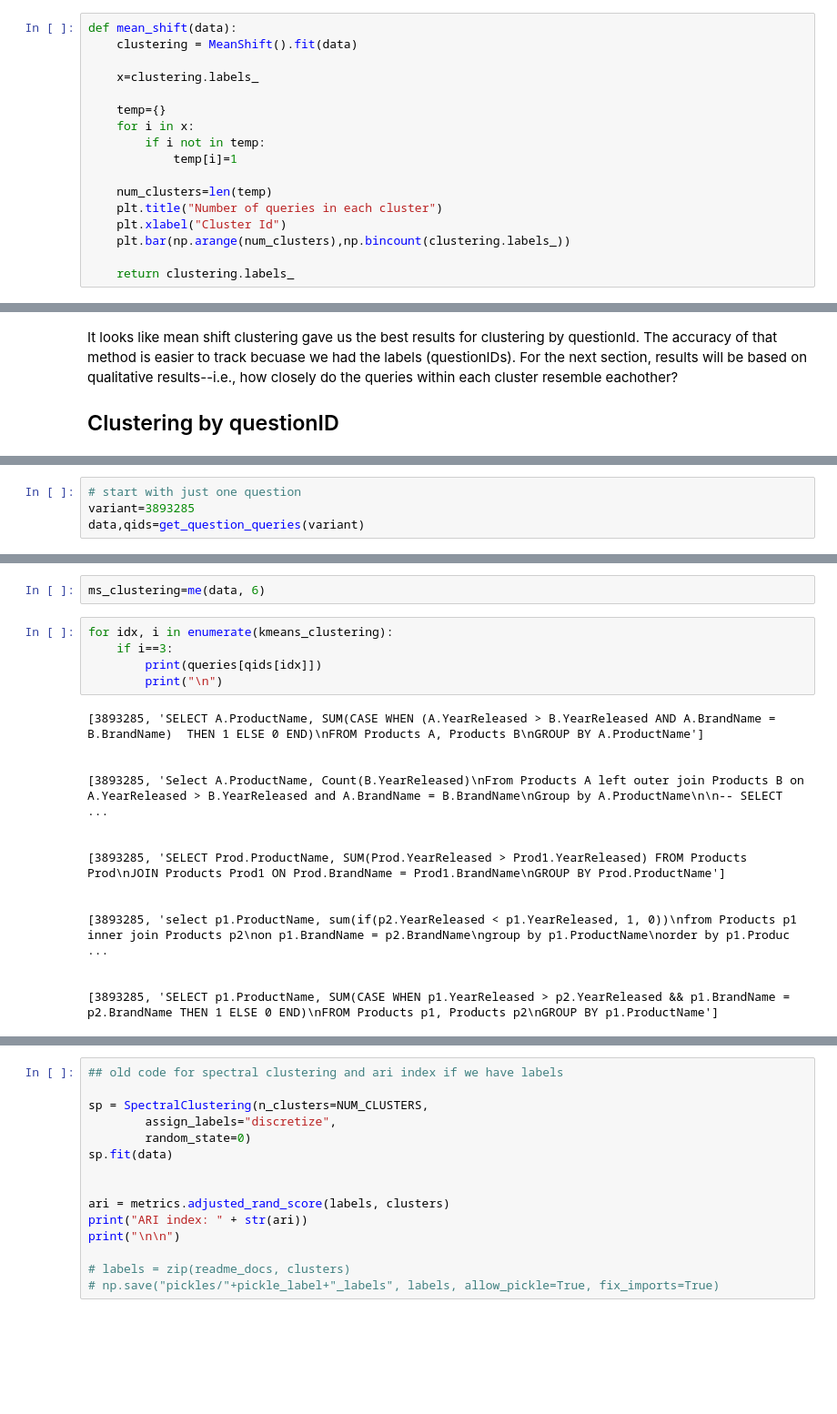
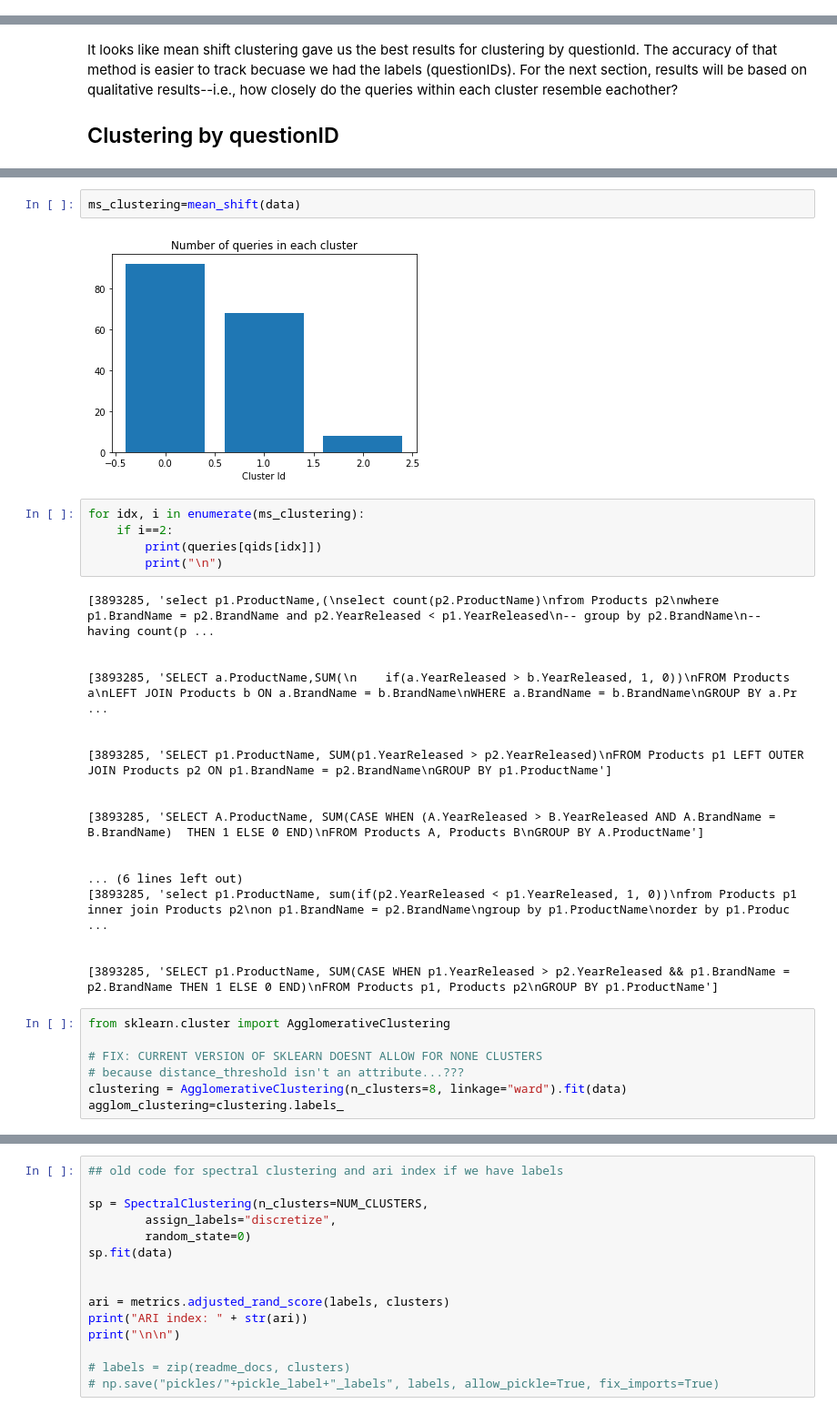
Before and after one commit to SushAzad/QueryClustering, a Jupyter notebook: cluster.ipynb, the cells around one changed output, grey strips where cells are left out. Shown at 91% size. Drawn from its saved outputs; the diff is of its cells as text; blank space fills up the shorter version.

Commit message:
label clustering output

```diff
--- a/cluster.ipynb
+++ b/cluster.ipynb
@@ -213,23 +262,6 @@ ARI index: 0.3165788900096926
 
 This is useful if we don't know the number of clusters that a dataset should have (i.e., we have unlabeled data).
 Mean shift clustering will automatically choose a number of clusters
-# %%
-def mean_shift(data):
-    clustering = MeanShift().fit(data)
-
-    x=clustering.labels_
-
-    temp={}
-    for i in x:
-        if i not in temp:
-            temp[i]=1
-
-    num_clusters=len(temp)
-    plt.title("Number of queries in each cluster")
-    plt.xlabel("Cluster Id")
-    plt.bar(np.arange(num_clusters),np.bincount(clustering.labels_))
-
-    return clustering.labels_
 # %%
 ms_clustering = mean_shift(data)
 # %% [output]
@@ -322,4 +298,0 @@ def get_question_queries(variant):
-# %%
-# start with just one question
-variant=3893285
-data,qids=get_question_queries(variant)
@@ -332,22 +378,35 @@ Distribution of clusters:
 # %%
-ms_clustering=me(data, 6)
+ms_clustering=mean_shift(data)
+# %% [output]
+[figure, added]
 # %%
-for idx, i in enumerate(kmeans_clustering):
-    if i==3:
+for idx, i in enumerate(ms_clustering):
+    if i==2:
         print(queries[qids[idx]])
         print("\n")
 # %% [output]
+[3893285, 'select p1.ProductName,(\nselect count(p2.ProductName)\nfrom Products p2\nwhere p1.BrandName = p2.BrandName and p2.YearReleased < p1.YearReleased\n-- group by p2.BrandName\n-- having count(p ...
+
+
+[3893285, 'SELECT a.ProductName,SUM(\n    if(a.YearReleased > b.YearReleased, 1, 0))\nFROM Products a\nLEFT JOIN Products b ON a.BrandName = b.BrandName\nWHERE a.BrandName = b.BrandName\nGROUP BY a.Pr ...
+
+
+[3893285, 'SELECT p1.ProductName, SUM(p1.YearReleased > p2.YearReleased)\nFROM Products p1 LEFT OUTER JOIN Products p2 ON p1.BrandName = p2.BrandName\nGROUP BY p1.ProductName']
+
+
 [3893285, 'SELECT A.ProductName, SUM(CASE WHEN (A.YearReleased > B.YearReleased AND A.BrandName = B.BrandName)  THEN 1 ELSE 0 END)\nFROM Products A, Products B\nGROUP BY A.ProductName']
 
 
-[3893285, 'Select A.ProductName, Count(B.YearReleased)\nFrom Products A left outer join Products B on A.YearReleased > B.YearReleased and A.BrandName = B.BrandName\nGroup by A.ProductName\n\n-- SELECT ...
-
-
-[3893285, 'SELECT Prod.ProductName, SUM(Prod.YearReleased > Prod1.YearReleased) FROM Products Prod\nJOIN Products Prod1 ON Prod.BrandName = Prod1.BrandName\nGROUP BY Prod.ProductName']
-
-
+... (6 lines left out)
 [3893285, 'select p1.ProductName, sum(if(p2.YearReleased < p1.YearReleased, 1, 0))\nfrom Products p1 inner join Products p2\non p1.BrandName = p2.BrandName\ngroup by p1.ProductName\norder by p1.Produc ...
 
 
 [3893285, 'SELECT p1.ProductName, SUM(CASE WHEN p1.YearReleased > p2.YearReleased && p1.BrandName = p2.BrandName THEN 1 ELSE 0 END)\nFROM Products p1, Products p2\nGROUP BY p1.ProductName']
+# %%
+from sklearn.cluster import AgglomerativeClustering
+
+# FIX: CURRENT VERSION OF SKLEARN DOESNT ALLOW FOR NONE CLUSTERS
+# because distance_threshold isn't an attribute...???
+clustering = AgglomerativeClustering(n_clusters=8, linkage="ward").fit(data)
+agglom_clustering=clustering.labels_
 # %%
```
Also changed, not shown: parts of 28 cells of this notebook, 3 other files.
